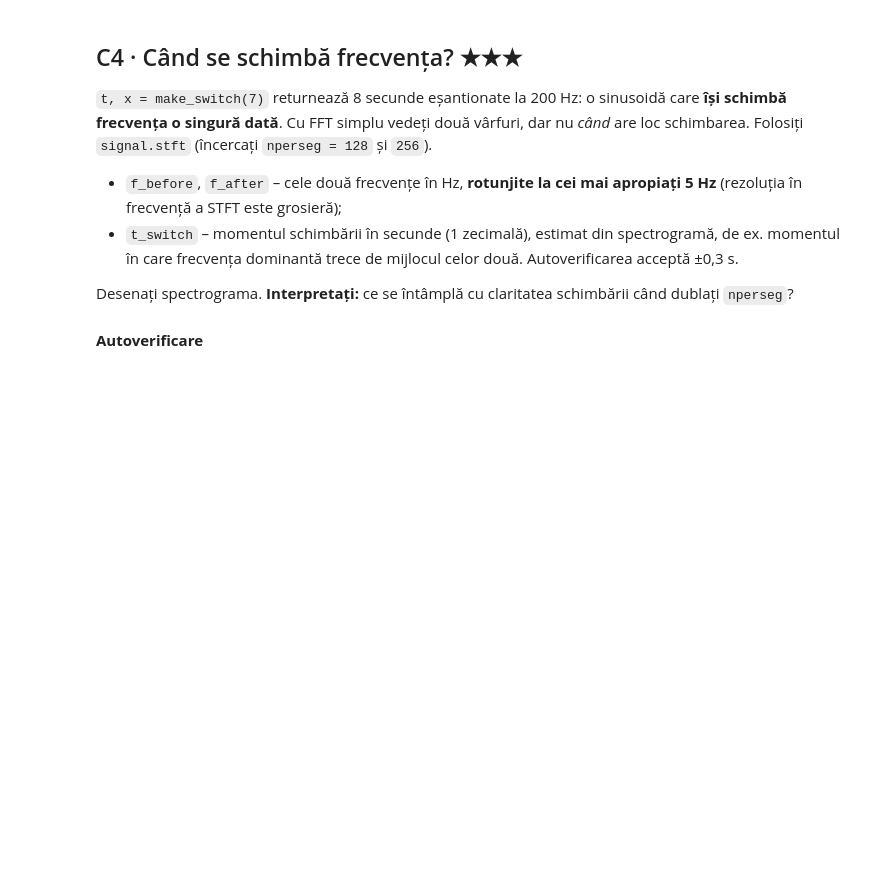
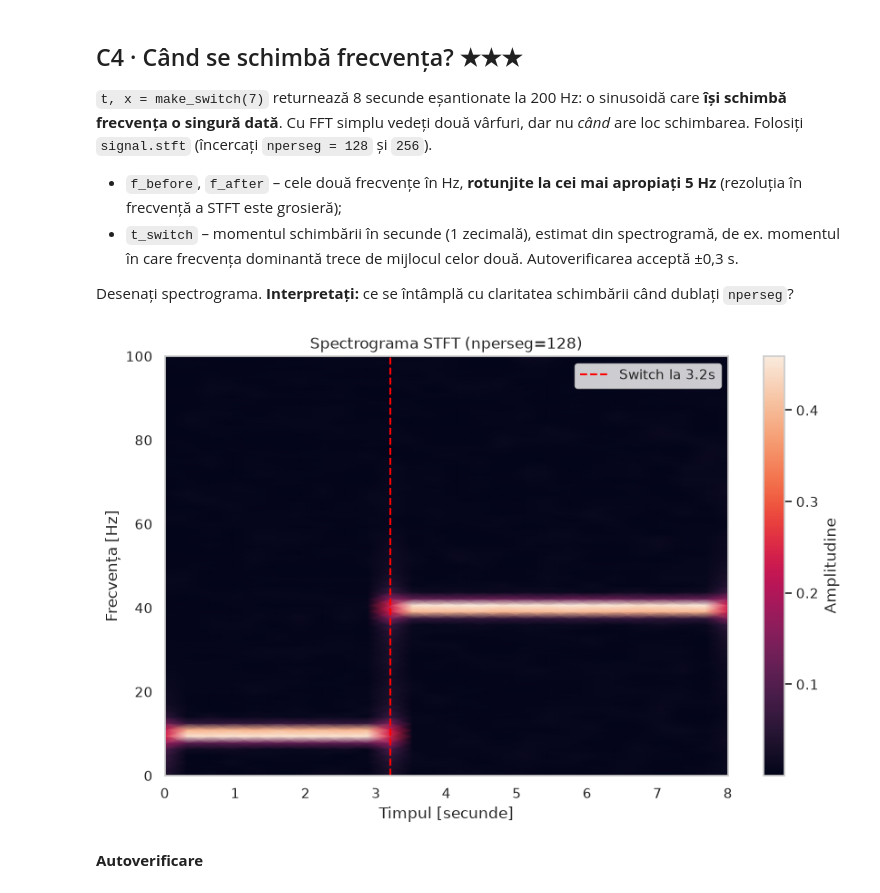
Before and after one commit to ionutzzzzz/Smart-System, a Jupyter notebook: labs/Laborator 3/Lab3_Domniteanu_Ioan.ipynb, the cells around one changed output. Saved outputs shown, nothing was run; the diff lists cells and outputs as text; code cells hidden in the pictures; blank space fills up the shorter version.

```diff
--- a/labs/Laborator 3/Lab3_Domniteanu_Ioan.ipynb
+++ b/labs/Laborator 3/Lab3_Domniteanu_Ioan.ipynb
@@ -650,6 +774,6 @@ check_value("leak_loss_pct", leak_loss_pct, "ef36ba02", "(1 - amp_741 / amp_672)
 Desenați spectrograma. **Interpretați:** ce se întâmplă cu claritatea schimbării când dublați `nperseg`?
 # %%
 t, x = make_switch(7)
-f_before = ...
-f_after = ...
-t_switch = ...
+f_before = 10.00
+f_after = 40.00
+t_switch = 3.2
@@ -656,3 +784,17 @@ t_switch = ...
+# %%
+f, t_stft, Zxx = signal.stft(x, fs=200, nperseg=128)
+plt.figure(figsize=(10, 6))
+plt.pcolormesh(t_stft, f, np.abs(Zxx), shading='gouraud')
+plt.title('Spectrograma STFT (nperseg=128)')
+plt.ylabel('Frecvența [Hz]')
+plt.xlabel('Timpul [secunde]')
+plt.ylim(0, 100) # Nyquist
+plt.colorbar(label='Amplitudine')
+plt.axvline(x=t_switch, color='red', linestyle='--', label=f'Switch la {t_switch}s')
+plt.legend()
+plt.show()
+# %% [output]
+[figure, added]
 # %% [markdown]
 **Autoverificare**
 # %%
```
Also changed, not shown: parts of 26 cells of this notebook, 1 other file.
